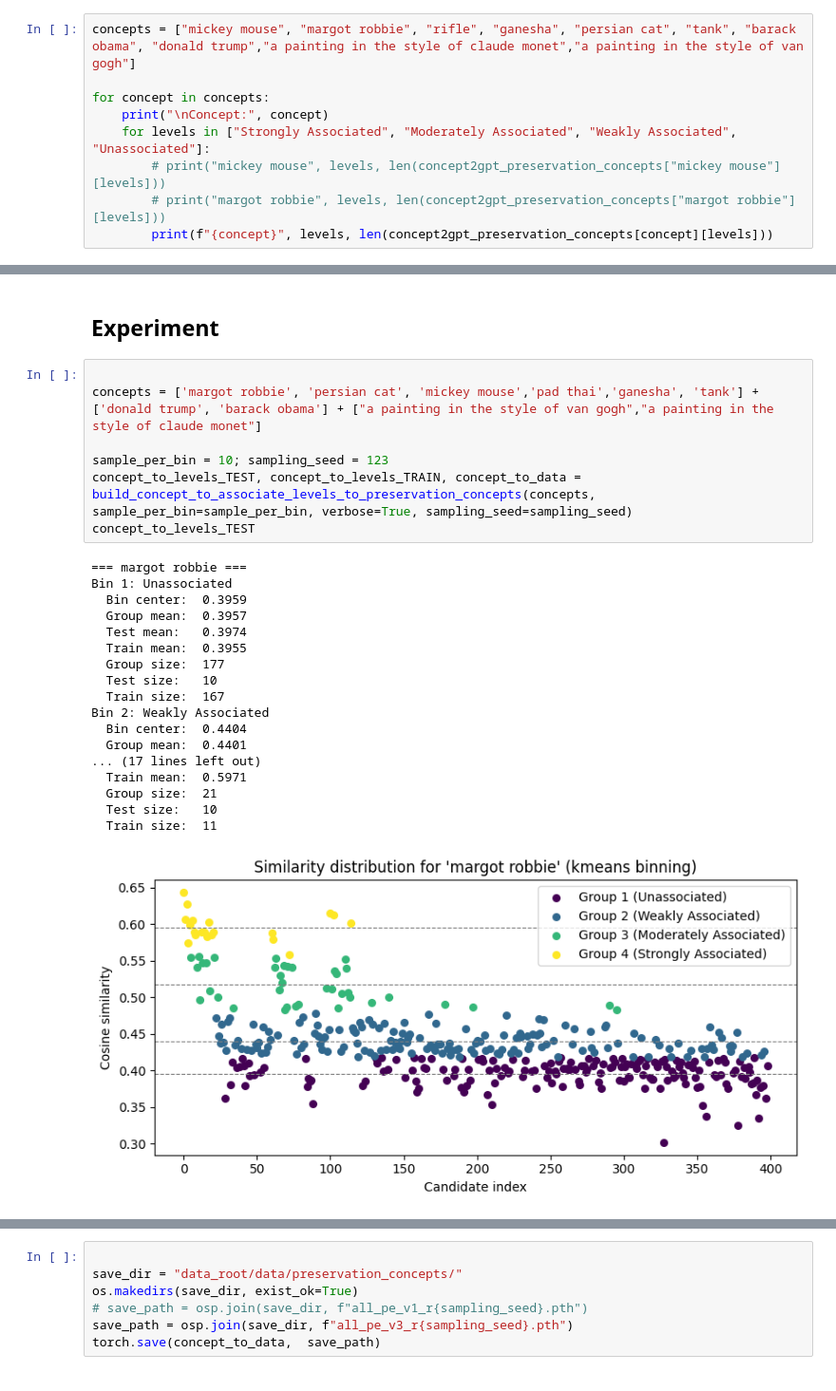
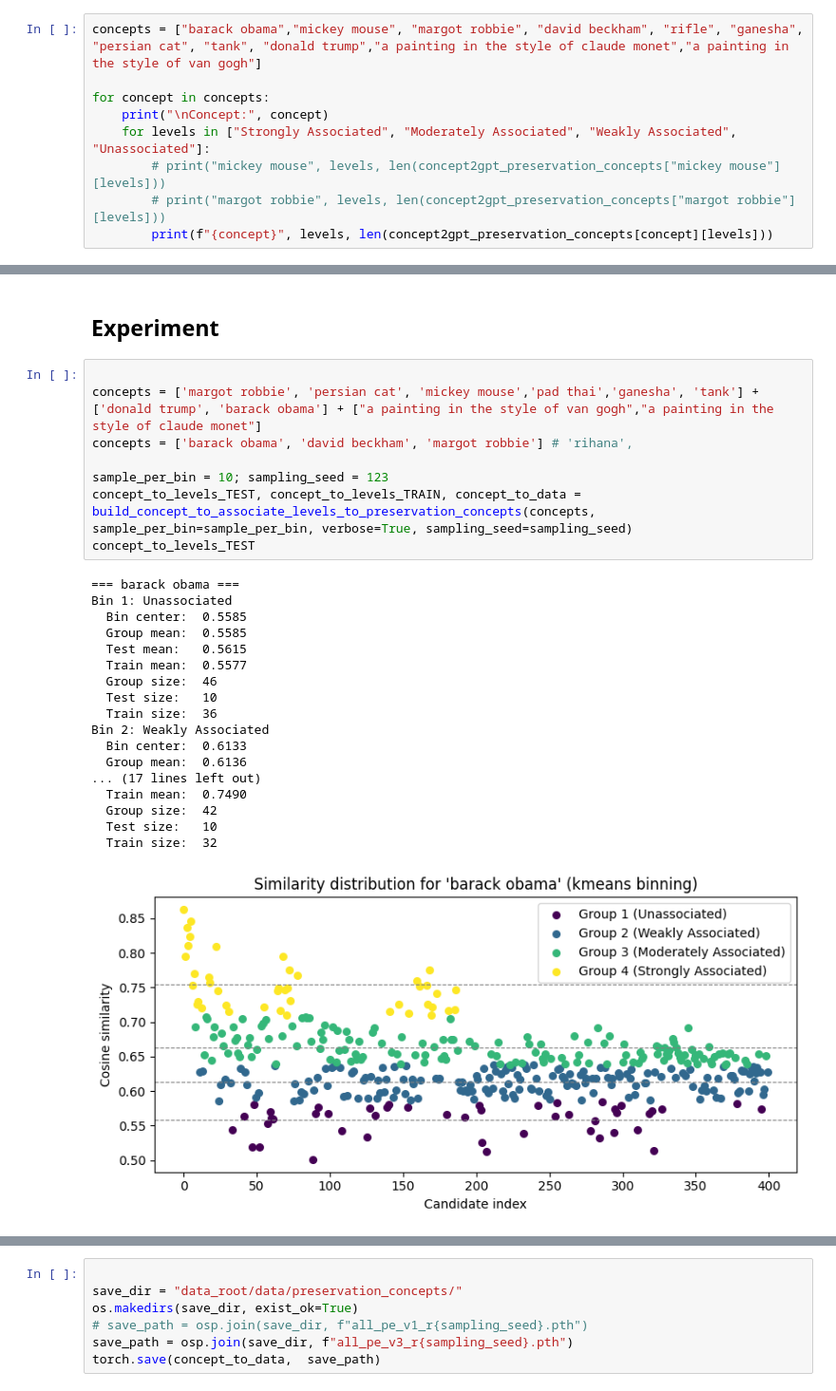
Before and after one commit to nessessence/UUL, a Jupyter notebook: preservation_sampling.ipynb, the cells around one changed output, grey strips where cells are left out. Shown at 95% size. Cells and saved outputs as stored; diff of their text form.

```diff
--- a/preservation_sampling.ipynb
+++ b/preservation_sampling.ipynb
@@ -1605,5 +1839,5 @@ concept2gpt_preservation_concepts["a painting in the style of claude monet"] = p
 # %%
-concepts = ["mickey mouse", "margot robbie", "rifle", "ganesha", "persian cat", "tank", "barack obama", "donald trump","a painting in the style of claude monet","a painting in the style of van gogh"]
+concepts = ["barack obama","mickey mouse", "margot robbie", "david beckham", "rifle", "ganesha", "persian cat", "tank", "donald trump","a painting in the style of claude monet","a painting in the style of van gogh"]
 
 for concept in concepts:
     print("\nConcept:", concept)
@@ -2195,26 +2429,27 @@ def build_concept_topk_similarities(
 # %%
 
 concepts = ['margot robbie', 'persian cat', 'mickey mouse','pad thai','ganesha', 'tank'] + ['donald trump', 'barack obama'] + ["a painting in the style of van gogh","a painting in the style of claude monet"]
+concepts = ['barack obama', 'david beckham', 'margot robbie'] # 'rihana',
 
 sample_per_bin = 10; sampling_seed = 123
 concept_to_levels_TEST, concept_to_levels_TRAIN, concept_to_data = build_concept_to_associate_levels_to_preservation_concepts(concepts, sample_per_bin=sample_per_bin, verbose=True, sampling_seed=sampling_seed)
 concept_to_levels_TEST
 # %% [output]
-=== margot robbie ===
+=== barack obama ===
 Bin 1: Unassociated
-  Bin center:  0.3959
-  Group mean:  0.3957
-  Test mean:   0.3974
-  Train mean:  0.3955
-  Group size:  177
+  Bin center:  0.5585
+  Group mean:  0.5585
+  Test mean:   0.5615
+  Train mean:  0.5577
+  Group size:  46
   Test size:   10
-  Train size:  167
+  Train size:  36
 Bin 2: Weakly Associated
-  Bin center:  0.4404
-  Group mean:  0.4401
+  Bin center:  0.6133
+  Group mean:  0.6136
 ... (17 lines left out)
-  Train mean:  0.5971
-  Group size:  21
+  Train mean:  0.7490
+  Group size:  42
   Test size:   10
-  Train size:  11
+  Train size:  32
-[figure, old version]
+[figure, new version]
```
Also changed, not shown: parts of 5 cells of this notebook, 25 other files.
